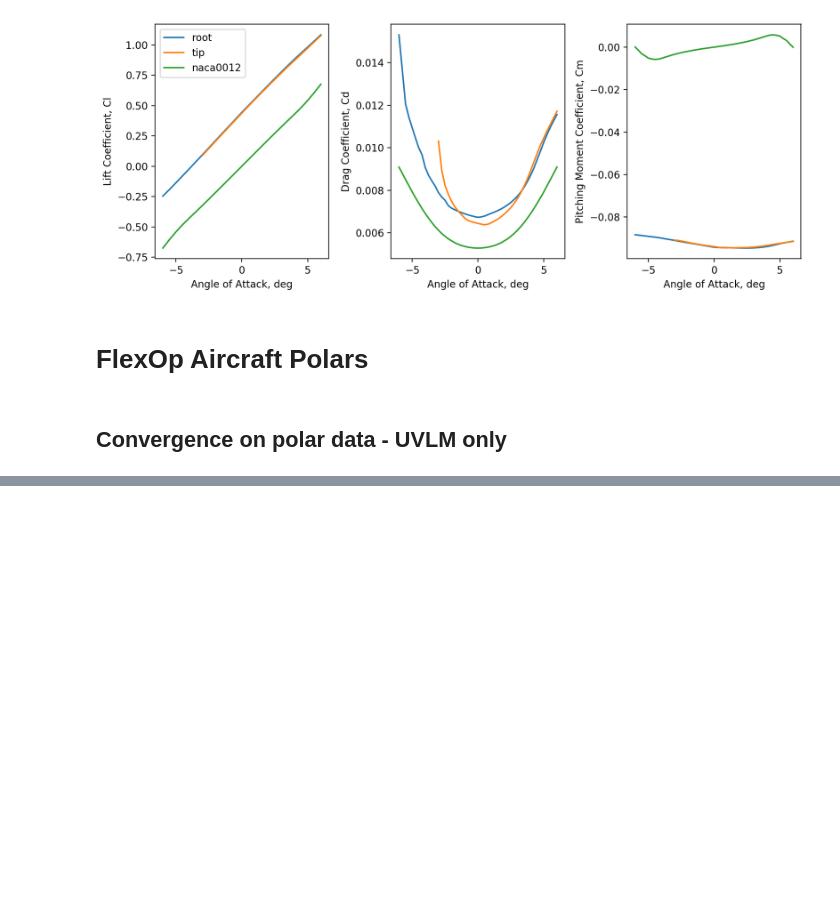
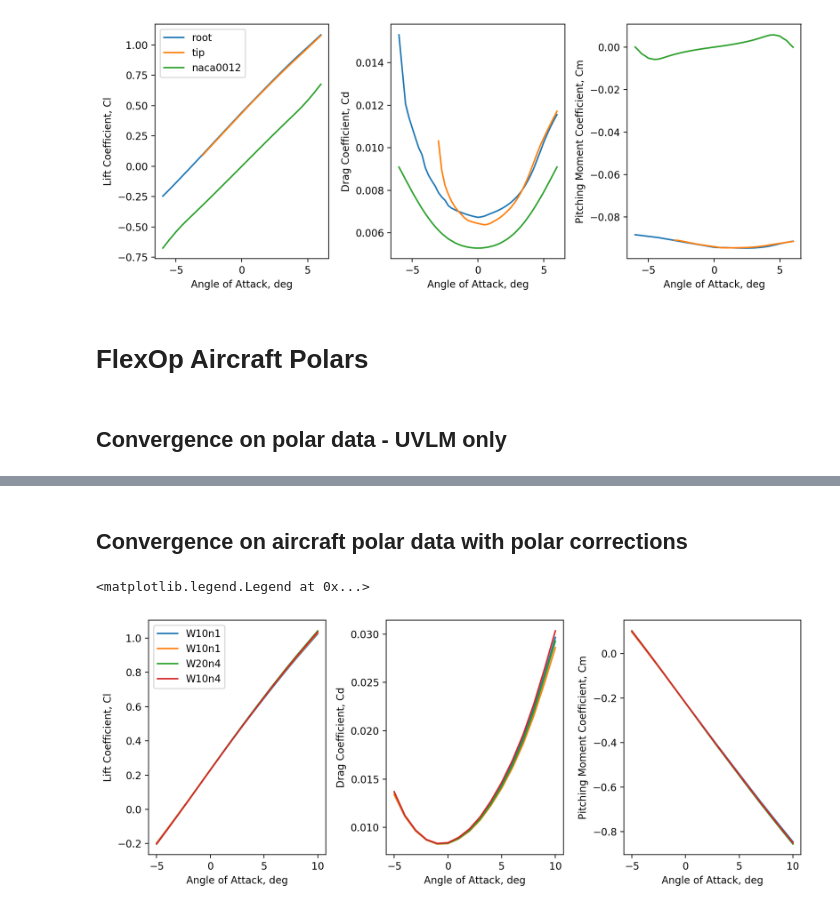
Before and after one commit to sduess/demonstrator_uvlm_enhenacements, a Jupyter notebook: 03_Polars/PolarFigures.ipynb, the cells around one changed output, grey strips where cells are left out. Cells and saved outputs as stored; diff of their text form; code cells hidden in the pictures; blank space fills up the shorter version.

```diff
--- a/03_Polars/PolarFigures.ipynb
+++ b/03_Polars/PolarFigures.ipynb
@@ -110,0 +127,2 @@ Text(0, 0.5, 'Span-normalised, Out-of-plane deflection, G frame, m')
+# %% [markdown]
+## Convergence on aircraft polar data with polar corrections
@@ -110,0 +147,11 @@ Text(0, 0.5, 'Span-normalised, Out-of-plane deflection, G frame, m')
+# %%
+for ith, case in enumerate(cases):
+    if ith == 0:
+        fig, ax = plot_polar(*load_polar('./polar_output_data/' + case['filename']), figsize=(10, 4), lsargs=case['lsargs'])
+    else:
+        fig, ax = plot_polar(*load_polar('./polar_output_data/' + case['filename']), figax=(fig, ax), lsargs=case['lsargs'])
+
+ax[0].legend()
+# %% [output]
+<matplotlib.legend.Legend at 0x...>
+[figure, added]
```
Also changed, not shown: parts of 25 cells of this notebook, 1 other file.
